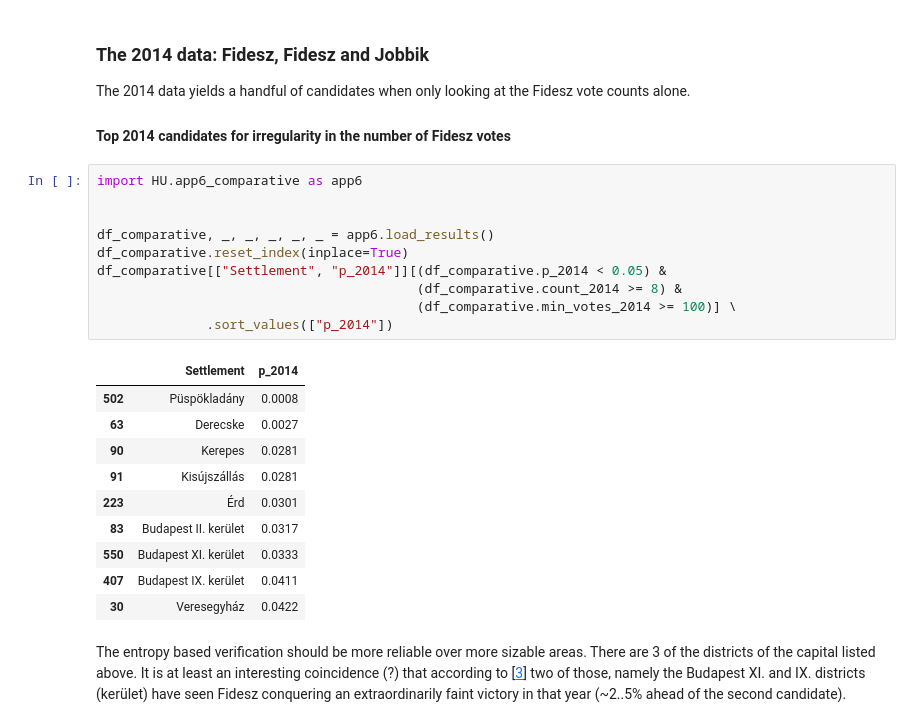
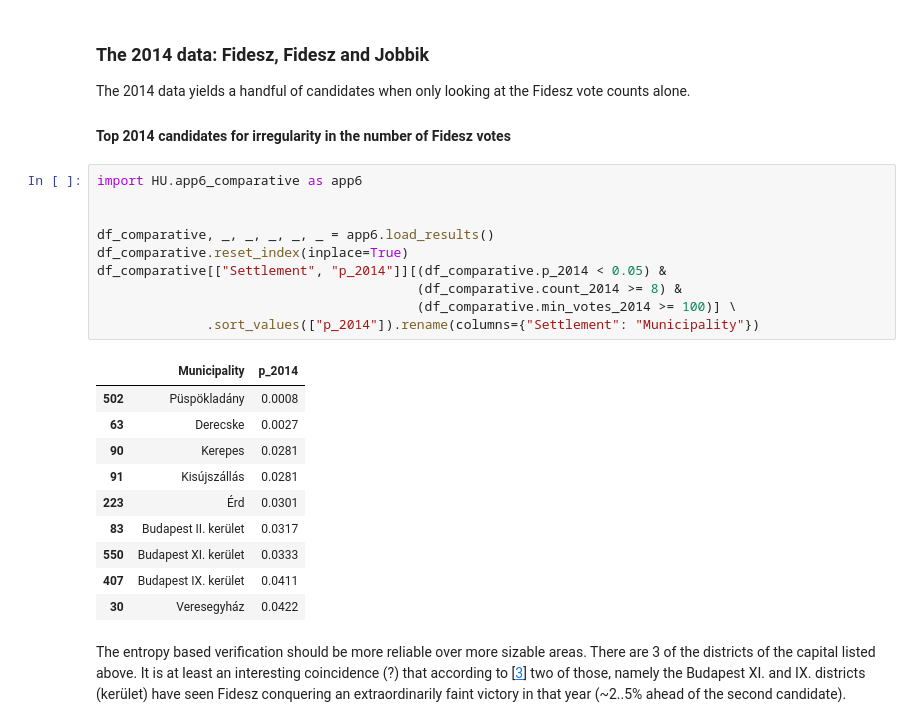
Before and after one commit to brezniczky/ep_elections_2019_hun, a Jupyter notebook: report.ipynb, the cells around one changed output. Cells and saved outputs as stored; diff of their text form.

```diff
--- a/report.ipynb
+++ b/report.ipynb
@@ -208,15 +210,15 @@ The 2014 data yields a handful of candidates when only looking at the Fidesz vot
 # %%
 import HU.app6_comparative as app6
 
 
 df_comparative, _, _, _, _, _ = app6.load_results()
 df_comparative.reset_index(inplace=True)
 df_comparative[["Settlement", "p_2014"]][(df_comparative.p_2014 < 0.05) &
                                          (df_comparative.count_2014 >= 8) &
                                          (df_comparative.min_votes_2014 >= 100)] \
-              .sort_values(["p_2014"])
+              .sort_values(["p_2014"]).rename(columns={"Settlement": "Municipality"})
 # %% [output]
-|  | Settlement | p_2014 |
+|  | Municipality | p_2014 |
 | 502 | Püspökladány | 0.0008 |
 | 63 | Derecske | 0.0027 |
 | 90 | Kerepes | 0.0281 |
```
Also changed, not shown: parts of 13 cells of this notebook.
